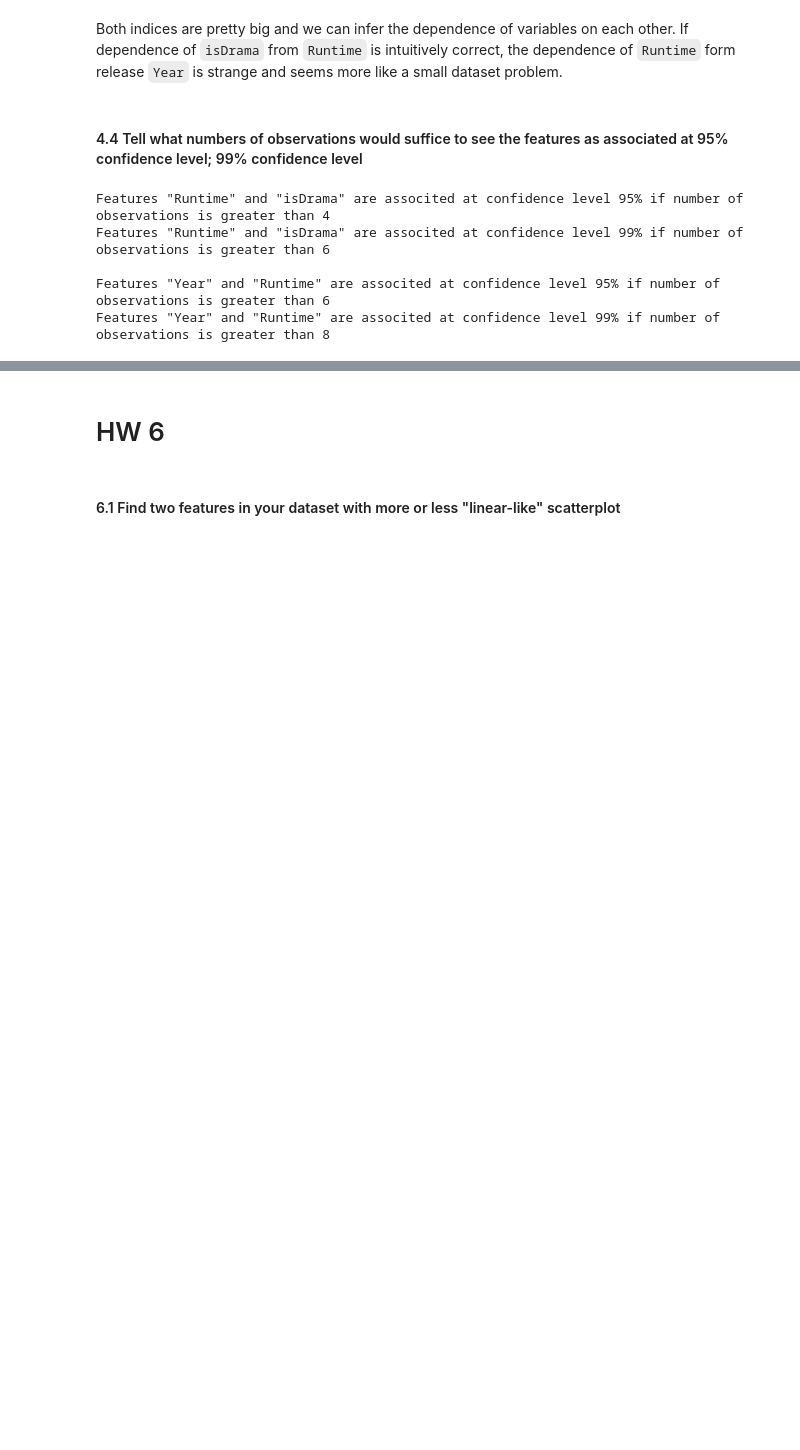
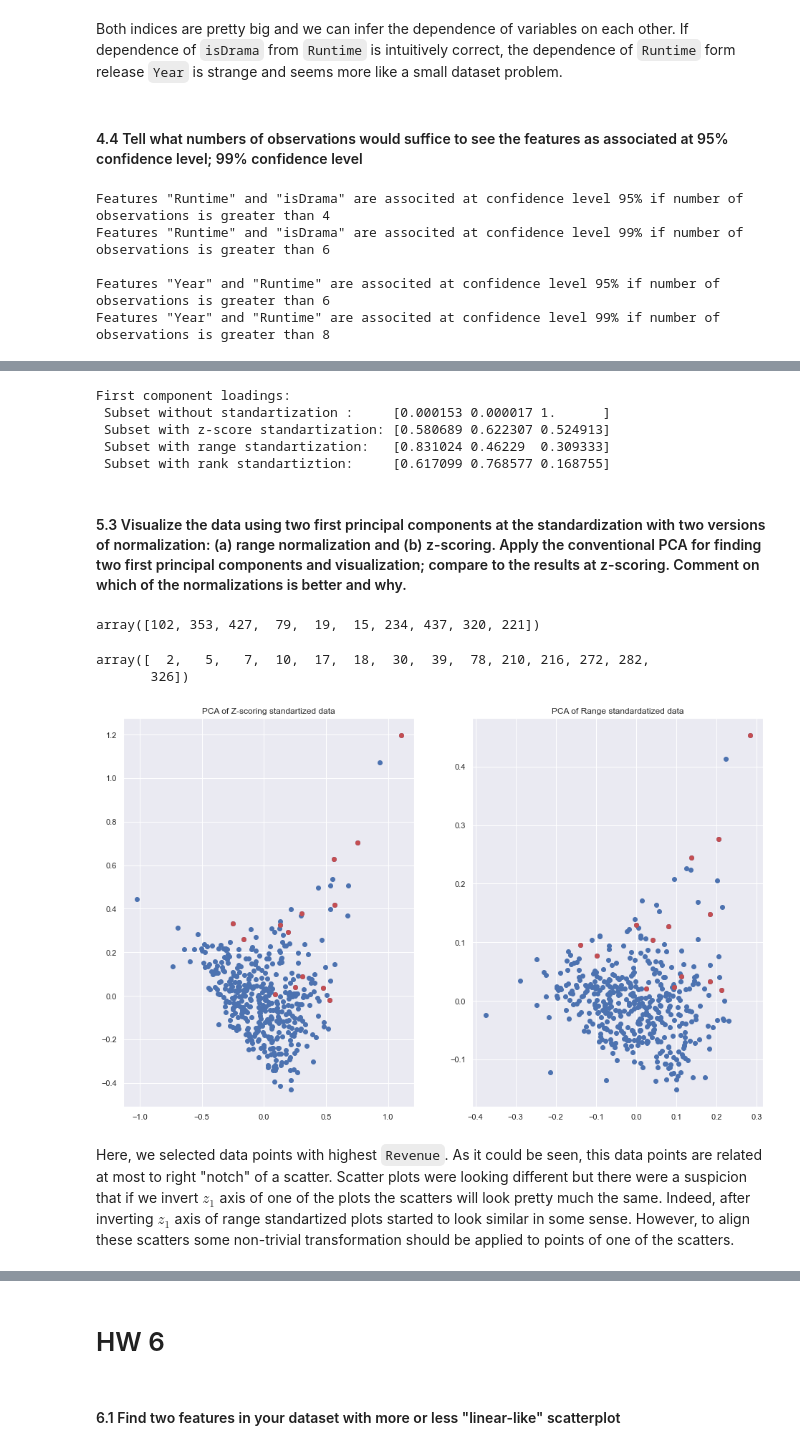
Before and after one commit to constantine7cd/mmda_imdb, a Jupyter notebook: hw.ipynb, the cells around one changed output, grey strips where cells are left out. Cells and saved outputs as stored; diff of their text form; code cells hidden in the pictures; blank space fills up the shorter version.

```diff
--- a/hw.ipynb
+++ b/hw.ipynb
@@ -459,0 +565,49 @@ Features "Year" and "Runtime" are associted at confidence level 99% if number of
+# %%
+print("First component loadings: \n",
+      "Subset without standartization :     {}\n".format(vh[np.argmax(s), :]),
+      "Subset with z-score standartization: {}\n".format(zscore_vh[np.argmax(zscore_s), :]),
+      "Subset with range standartization:   {}\n".format(range_vh[np.argmax(range_s), :]),
+      "Subset with rank standartiztion:     {}\n".format(rank_vh[np.argmax(rank_s), :]))
+# %% [output]
+First component loadings:
+ Subset without standartization :     [0.000153 0.000017 1.      ]
+ Subset with z-score standartization: [0.580689 0.622307 0.524913]
+ Subset with range standartization:   [0.831024 0.46229  0.309333]
+ Subset with rank standartiztion:     [0.617099 0.768577 0.168755]
+# %% [markdown]
+#### 5.3 Visualize the data using two first principal components at the standardization with two versions of normalization: (a) range normalization and (b) z-scoring. Apply the conventional PCA for finding two first principal components and visualization; compare to the results at z-scoring. Comment on which of the normalizations is better and why.
+# %%
+group_indices = np.random.randint(0, subset_np.shape[0], size=(10,))
+group_indices
+# %% [output]
+array([102, 353, 427,  79,  19,  15, 234, 437, 320, 221])
+# %%
+group_indices = np.argwhere(imdb_data['Revenue'].to_numpy() >= 350).squeeze()
+group_indices
+# %% [output]
+array([  2,   5,   7,  10,  17,  18,  30,  39,  78, 210, 216, 272, 282,
+       326])
+# %%
+z_z0 = zscore_u[:, 0] * np.sqrt(zscore_s[0])
+z_z1 = zscore_u[:, 1] * np.sqrt(zscore_s[1])
+
+z_r0 = range_u[:, 0] * np.sqrt(range_s[0])
+z_r1 = range_u[:, 1] * np.sqrt(range_s[1])
+# %%
+fig = plt.figure(figsize=(16, 10))
+
+ax = fig.add_subplot(121)
+ax.scatter(z_z0, z_z1)
+ax.scatter(z_z0[group_indices], z_z1[group_indices], c='r',)
+plt.title("PCA of Z-scoring standartized data")
+
+ax = fig.add_subplot(122)
+ax.scatter(z_r0, -z_r1)
+ax.scatter(z_r0[group_indices], -z_r1[group_indices], c='r',)
+
+plt.title("PCA of Range standardatized data")
+plt.show()
+# %% [output]
+[figure, added]
+# %% [markdown]
+Here, we selected data points with highest ``Revenue``. As it could be seen, this data points are related at most to right "notch" of a scatter. Scatter plots were looking different but there were a suspicion that if we invert $z_1$ axis of one of the plots the scatters will look pretty much the same. Indeed, after inverting $z_1$ axis of range standartized plots started to look similar in some sense. However, to align these scatters some non-trivial transformation should be applied to points of one of the scatters.
```
Also changed, not shown: parts of 26 cells of this notebook, 1 other file.
